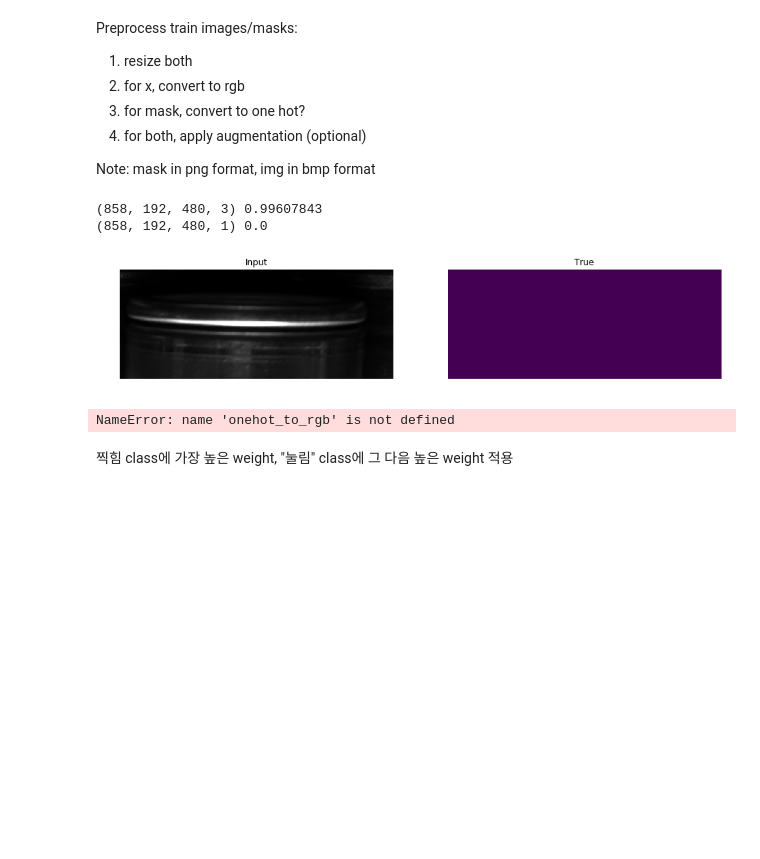
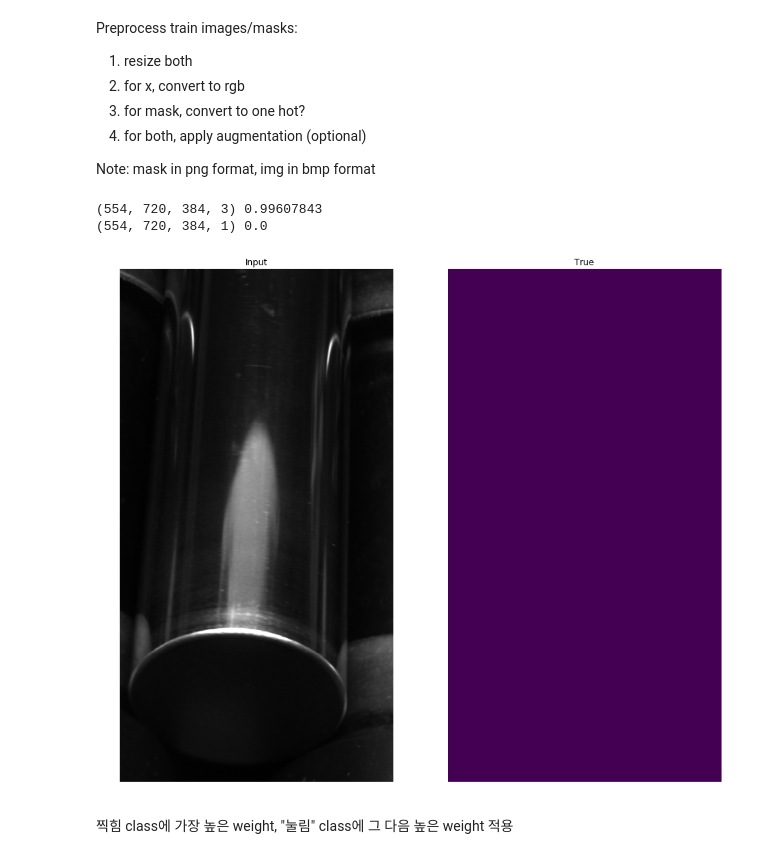
Before and after one commit to jhk0429/Segmentation_project, a Jupyter notebook: biddingneck/train_bid.ipynb, the cells around one changed output. Drawn from its saved outputs; the diff is of its cells as text; code cells hidden in the pictures; blank space fills up the shorter version.

```diff
--- a/biddingneck/train_bid.ipynb
+++ b/biddingneck/train_bid.ipynb
@@ -19,7 +19,7 @@ from matplotlib.image import imread
 Using TensorFlow backend.
 Segmentation Models: using `keras` framework.
 # %%
-def display(display_list, idx=None, only_inference=False, fig_size=15):
+def display(display_list, idx=None, only_inference=False, fig_size=15, title = ['Input', 'True', 'Predcited']):
     """
     "only_inference" = True creates sample of inferenced image PNG file.
     """
@@ -35,7 +35,6 @@ def display(display_list, idx=None, only_inference=False, fig_size=15):
 
     else:
         plt.figure(figsize=(fig_size,fig_size))
-        title = ['Input', 'True', 'Predcited']
 
         for i in range(len(display_list)):
             plt.subplot(1, len(display_list), i+1)
@@ -115,8 +114,8 @@ IMG_SIZE = (480,576) #Image size must be multiples of 48 to support segmentation
 STEPS_PER_EPOCH = 30
 
 IMG_SIZE_down = (192, 480) # original 227 490
-IMG_SIZE_up_bid = (240, 528) # original 240 534
-IMG_SIZE_up_body = (960, 528) # original 991, 534
+IMG_SIZE_up_bid = (240, 528) # original 240 534  # OR, set H to 384 and W to proportionate value, eif were to concat the size with body.
+IMG_SIZE_up_body = (720, 384) # original 991, 534
 # %% [markdown]
 Get One sample & get unique colors
 # %%
@@ -177,19 +177,23 @@ import cv2
 train_x = []
 train_y = []
 
-img_loc = 'bidding_images/down/*/*.bmp'
-img_loc2 = 'bidding_images/down/*/*/*.bmp'
+img_loc_down = 'bidding_images/down/*/*.bmp'
+img_loc_down2 = 'bidding_images/down/*/*/*.bmp'
 
-for img in (glob(img_loc) + glob(img_loc2)):
+img_loc_up = 'bidding_images/up/*/bidding/*.bmp'
+
+img_loc_up_body = 'bidding_images/up/*/body/*.bmp'
+
+for img in glob(img_loc_up_body):
     #Image
     n = cv2.imread(img)
     n = tf.cast(n, tf.float32) / 255.0
-    n = tf.image.resize(n, IMG_SIZE_down) #480, 576
+    n = tf.image.resize(n, IMG_SIZE_up_body) #480, 576
 
     train_x.append(n)
 
     #MASK
-    y = tf.zeros(list(IMG_SIZE_down)+[1])
+    y = tf.zeros(list(IMG_SIZE_up_body)+[1])
 
     train_y.append(y)
 
@@ -199,14 +203,13 @@ train_y = tf.convert_to_tensor(train_y)
 print(train_x.shape, np.max(train_x))
 print(train_y.shape, np.max(train_y))
 # %% [output]
-(858, 192, 480, 3) 0.99607843
-(858, 192, 480, 1) 0.0
+(554, 720, 384, 3) 0.99607843
+(554, 720, 384, 1) 0.0
 # %%
-display([train_x[13], train_y[13]])
+display([train_x[14], train_y[14]])
 #onehot_to_rgb(train_y[13])
 # %% [output]
-[figure, old version]
+[figure, new version]
-NameError: name 'onehot_to_rgb' is not defined
 # %%
 sample_image = train_x[13]
 sample_mask = train_y[13]
```
Also changed, not shown: parts of 4 cells of this notebook.
